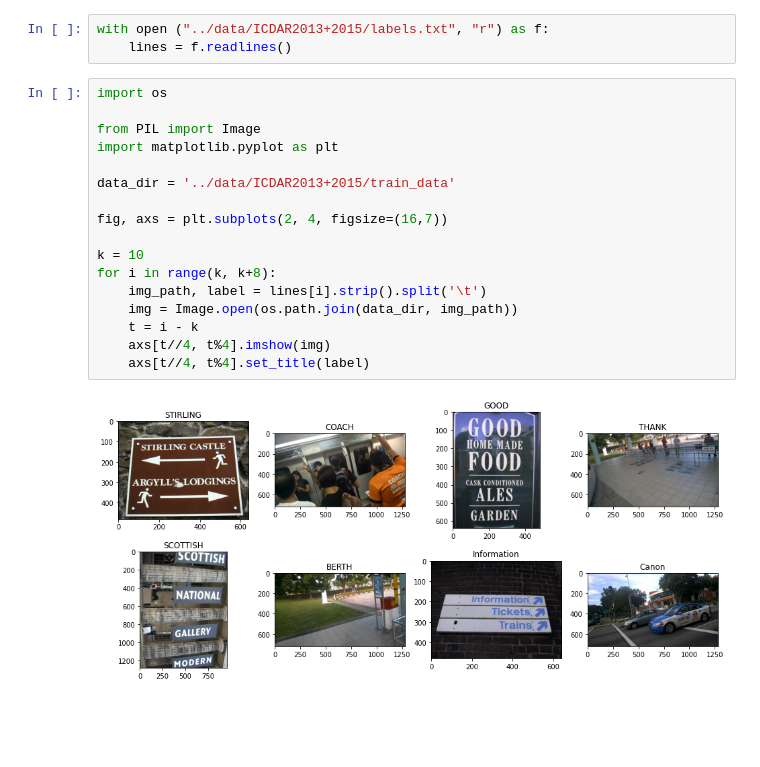
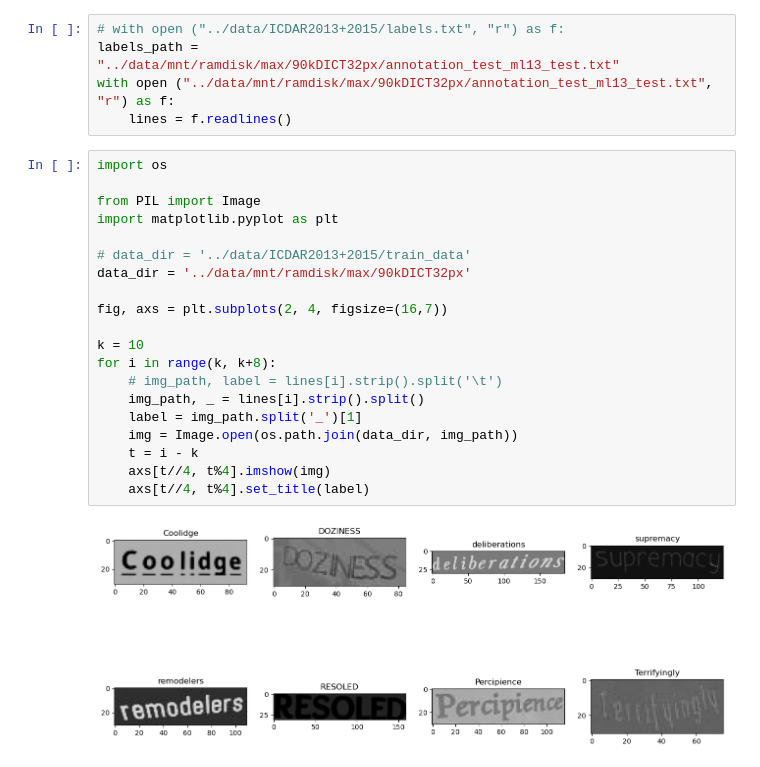
Before and after one commit to reeered/ConCLR, a Jupyter notebook: notebooks/data.ipynb, the cells around one changed output. Saved outputs shown, nothing was run; the diff lists cells and outputs as text; blank space fills up the shorter version.

```diff
--- a/notebooks/data.ipynb
+++ b/notebooks/data.ipynb
@@ -1,22 +1,27 @@
 # %%
-with open ("../data/ICDAR2013+2015/labels.txt", "r") as f:
+# with open ("../data/ICDAR2013+2015/labels.txt", "r") as f:
+labels_path = "../data/mnt/ramdisk/max/90kDICT32px/annotation_test_ml13_test.txt"
+with open ("../data/mnt/ramdisk/max/90kDICT32px/annotation_test_ml13_test.txt", "r") as f:
     lines = f.readlines()
 # %%
 import os
 
 from PIL import Image
 import matplotlib.pyplot as plt
 
-data_dir = '../data/ICDAR2013+2015/train_data'
+# data_dir = '../data/ICDAR2013+2015/train_data'
+data_dir = '../data/mnt/ramdisk/max/90kDICT32px'
 
 fig, axs = plt.subplots(2, 4, figsize=(16,7))
 
 k = 10
 for i in range(k, k+8):
-    img_path, label = lines[i].strip().split('\t')
+    # img_path, label = lines[i].strip().split('\t')
+    img_path, _ = lines[i].strip().split()
+    label = img_path.split('_')[1]
     img = Image.open(os.path.join(data_dir, img_path))
     t = i - k
     axs[t//4, t%4].imshow(img)
     axs[t//4, t%4].set_title(label)
 # %% [output]
-[figure, old version]
+[figure, new version]
```
Also changed, not shown: parts of 2 cells of this notebook, 7 other files.
